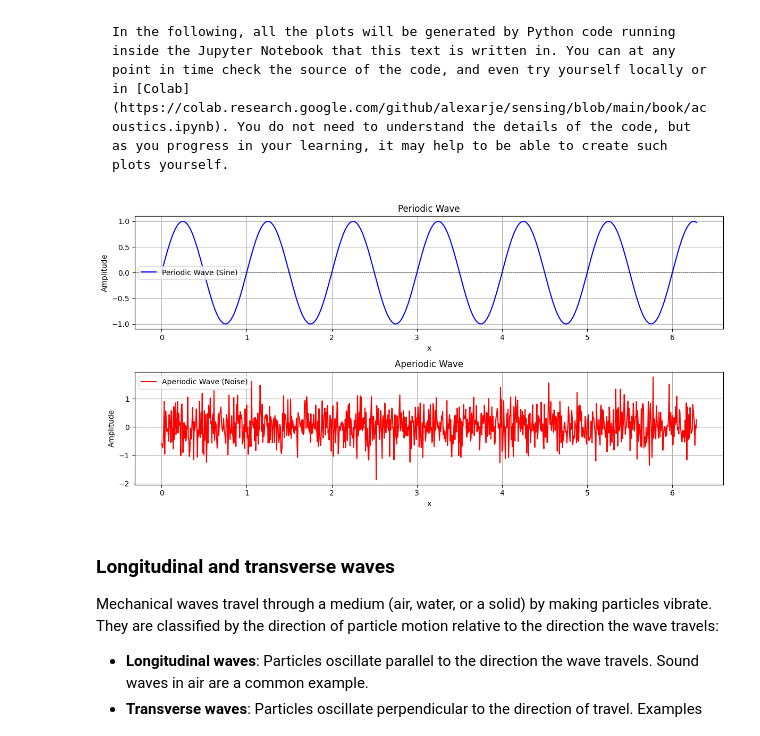
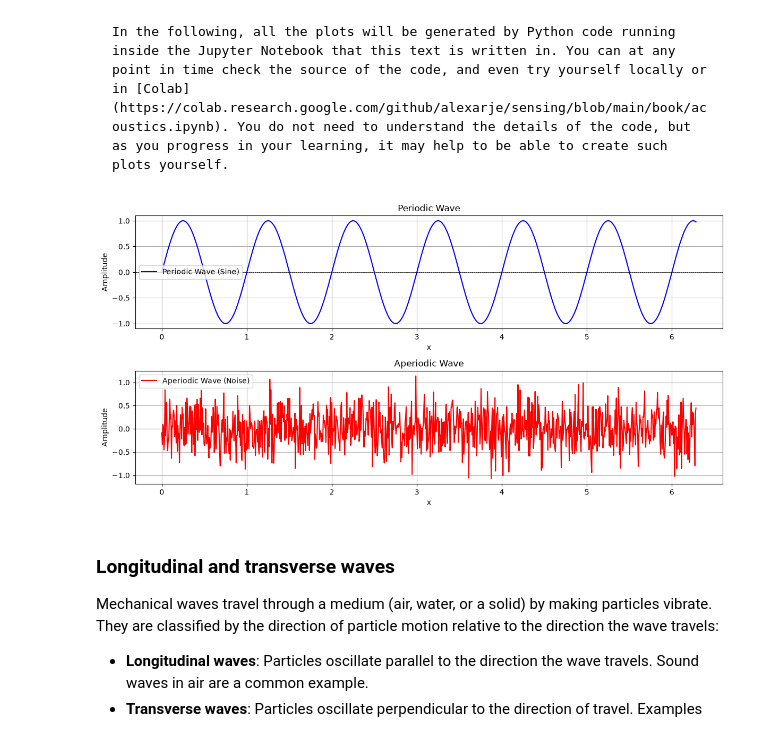
Before and after one commit to fourMs/sensingsoundandmusic, a Jupyter notebook: book/acoustics.ipynb, the cells around one changed output. Drawn from its saved outputs; the diff is of its cells as text; code cells hidden in the pictures.

```diff
--- a/book/acoustics.ipynb
+++ b/book/acoustics.ipynb
@@ -72,35 +73,35 @@ x = np.linspace(0, 2 * np.pi, 1000)
 periodic_wave = np.sin(2 * np.pi * x)
 
 # Generate an aperiodic wave (random noise)
-aperiodic_wave = np.random.normal(0, 0.5, len(x))
+aperiodic_wave = np.random.normal(0, 0.35, len(x))
 
 # Plot the periodic and aperiodic waves
 plt.figure(figsize=(12, 6))
 
 # Plot periodic wave
 plt.subplot(2, 1, 1)
 plt.plot(x, periodic_wave, label='Periodic Wave (Sine)', color='blue')
 plt.title('Periodic Wave')
 plt.xlabel('x')
 plt.ylabel('Amplitude')
 plt.axhline(0, color='black', linewidth=0.5, linestyle='--')
 plt.legend()
 plt.grid()
 
 # Plot aperiodic wave
 plt.subplot(2, 1, 2)
 plt.plot(x, aperiodic_wave, label='Aperiodic Wave (Noise)', color='red')
 plt.title('Aperiodic Wave')
 plt.xlabel('x')
 plt.ylabel('Amplitude')
 plt.axhline(0, color='black', linewidth=0.5, linestyle='--')
 plt.legend()
 plt.grid()
 
 plt.tight_layout()
 plt.show()
 # %% [output]
-[figure, old version]
+[figure, new version]
 # %% [markdown]
 ### Longitudinal and transverse waves
 
```
Also changed, not shown: parts of 21 cells of this notebook.
